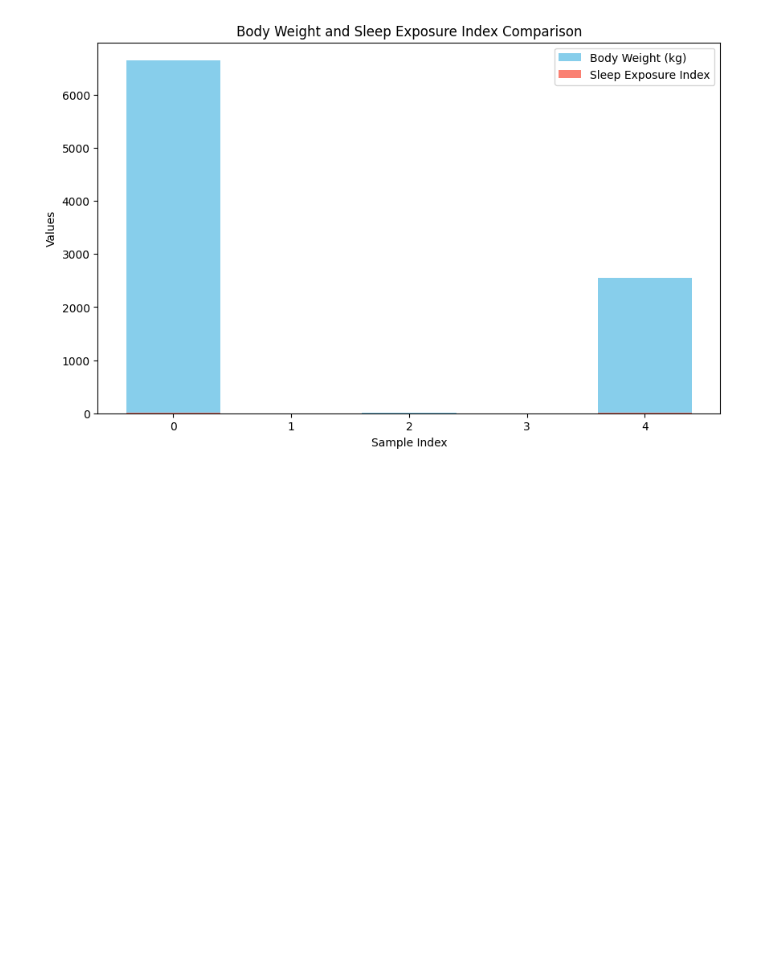
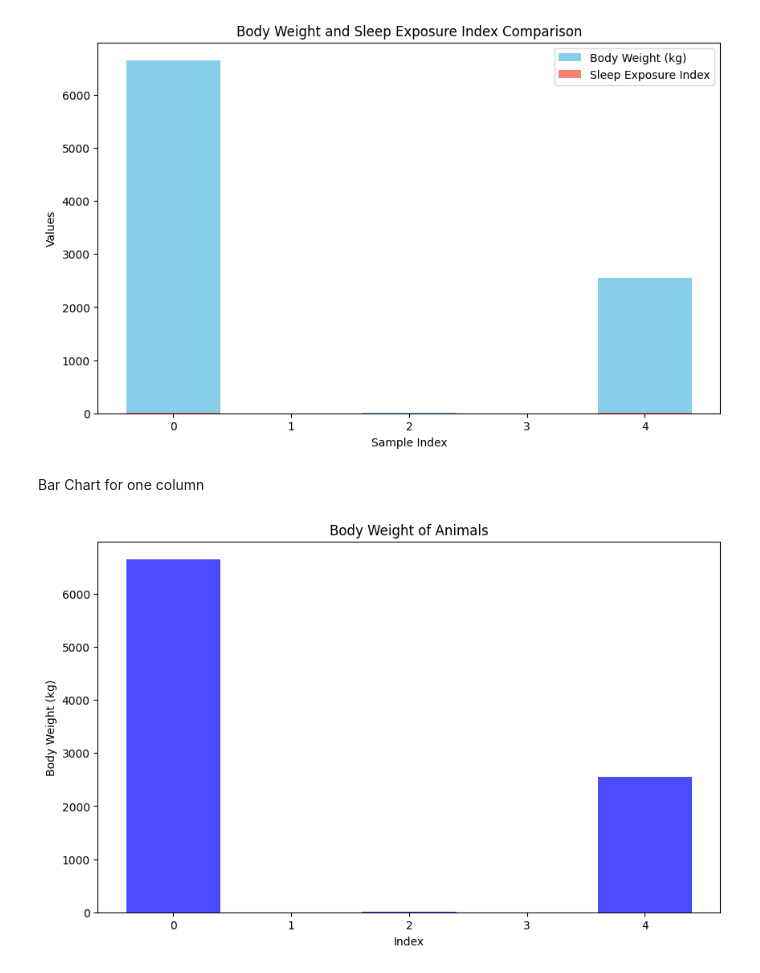
Before and after one commit to deepadulal/SleepingData, a Jupyter notebook: sleepdata.ipynb, the cells around one changed output. Cells and saved outputs as stored; diff of their text form; code cells hidden in the pictures; blank space fills up the shorter version.

Commit message:
Create BarChart of some column

```diff
--- a/sleepdata.ipynb
+++ b/sleepdata.ipynb
@@ -163,3 +163,28 @@ plt.legend()  # Display the legend
 plt.show()
 # %% [output]
 [figure]
+# %% [markdown]
+Bar Chart for one column
+# %%
+import matplotlib.pyplot as plt
+import pandas as pd
+
+# Example DataFrame (you would use your actual dataset here)
+data = {
+    'body_weight': [6654, 1, 3.385, 0.92, 2547],
+    'brain_weight': [5712, 6.6, 44.5, 5.7, 4603],
+    'total_sleep': [3.3, 8.3, 12.5, 16.5, 3.9]
+}
+
+# Convert to DataFrame
+df = pd.DataFrame(data)
+
+# Plotting the Bar Chart for 'body_weight'
+plt.figure(figsize=(10, 6))
+plt.bar(df.index, df['body_weight'], color='b', alpha=0.7)
+plt.title('Body Weight of Animals')
+plt.xlabel('Index')
+plt.ylabel('Body Weight (kg)')
+plt.show()
+# %% [output]
+[figure, added]
```
Also changed, not shown: parts of 2 cells of this notebook.
